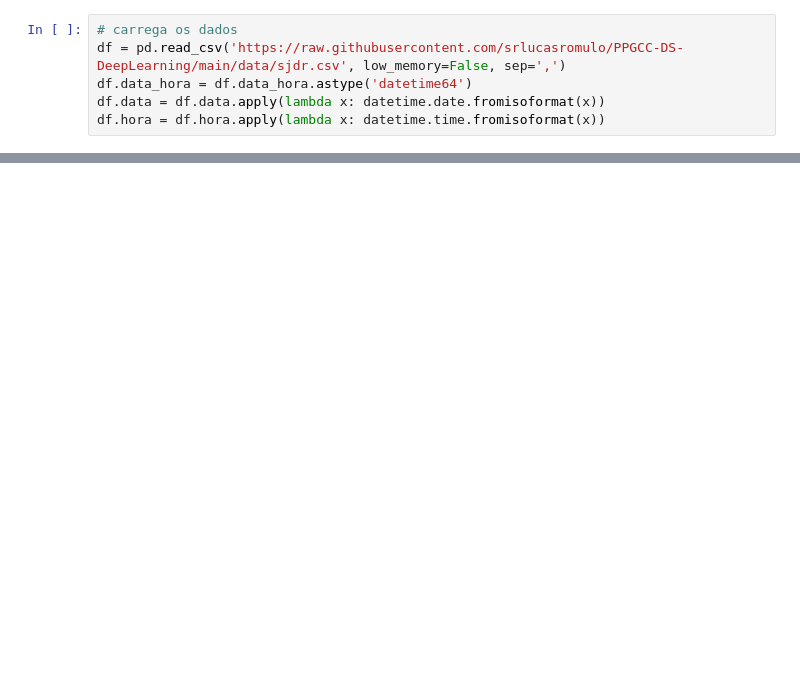
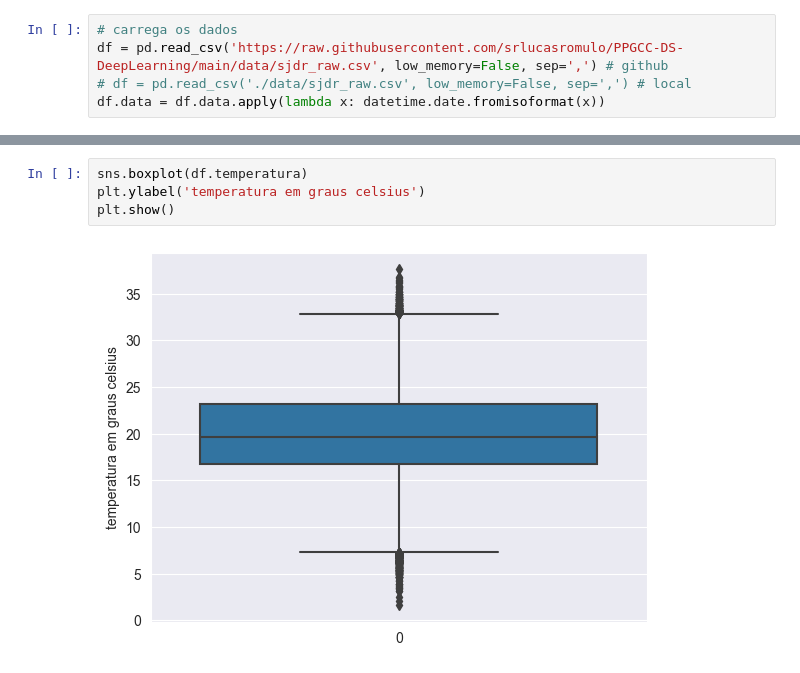
Before and after one commit to srlucasromulo/forecast-SJDR, a Jupyter notebook: project.ipynb, the cells around one changed output, grey strips where cells are left out. Cells and saved outputs as stored; diff of their text form; blank space fills up the shorter version.

```diff
--- a/project.ipynb
+++ b/project.ipynb
@@ -16,6 +22,5 @@ import matplotlib.pyplot as plt
 # %%
 # carrega os dados
-df = pd.read_csv('https://raw.githubusercontent.com/srlucasromulo/PPGCC-DS-DeepLearning/main/data/sjdr.csv', low_memory=False, sep=',')
-df.data_hora = df.data_hora.astype('datetime64')
+df = pd.read_csv('https://raw.githubusercontent.com/srlucasromulo/PPGCC-DS-DeepLearning/main/data/sjdr_raw.csv', low_memory=False, sep=',') # github
+# df = pd.read_csv('./data/sjdr_raw.csv', low_memory=False, sep=',') # local
 df.data = df.data.apply(lambda x: datetime.date.fromisoformat(x))
-df.hora = df.hora.apply(lambda x: datetime.time.fromisoformat(x))
@@ -44,0 +36,6 @@ plt.xticks(ticks=x_ticks, labels=x_labels)
+# %%
+sns.boxplot(df.temperatura)
+plt.ylabel('temperatura em graus celsius')
+plt.show()
+# %% [output]
+[figure, added]
```
Also changed, not shown: parts of 31 cells of this notebook, 13 other files.
